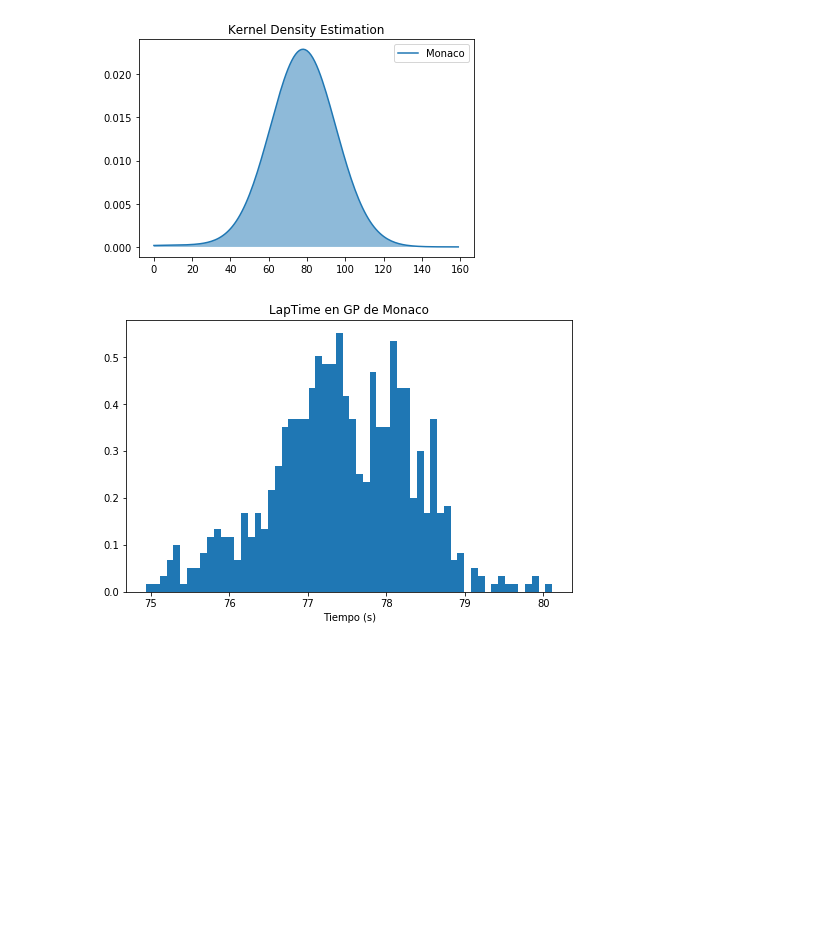
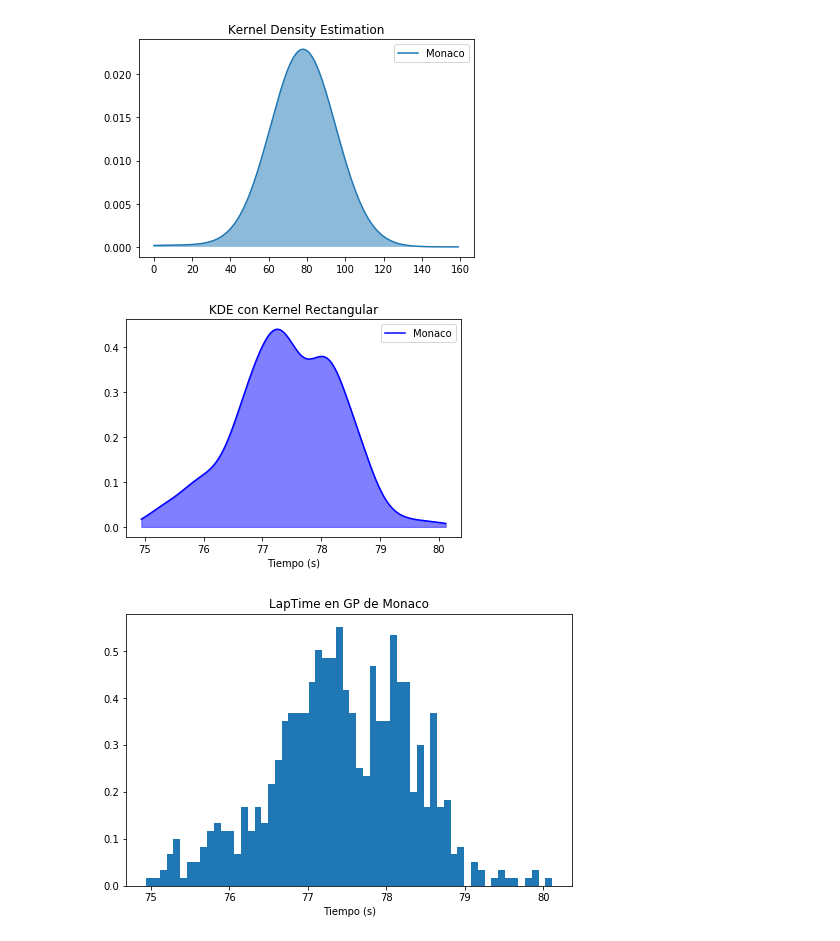
Before and after one commit to carolanb/Proyecto_modulo1, a Jupyter notebook: GuiaProyectoActual.ipynb, the cells around one changed output. Saved outputs shown, nothing was run; the diff lists cells and outputs as text; code cells hidden in the pictures; blank space fills up the shorter version.

```diff
--- a/GuiaProyectoActual.ipynb
+++ b/GuiaProyectoActual.ipynb
@@ -276,3 +275,22 @@ def visual_resultados_vr(resultados:'lista resultados simulación',title):
     plt.gca().get_xticklabels()[m].set_color('red')
     #gca devuelve los ejes del gráfico y permite que con el indice m obtenga su etiqueta correspondiente
     plt.show()
+
+def rectangular_KDE(dataframe,columna,label):
+    datos, ll, ul = remove_outliers2(dataframe,columna)
+    b = datos[columna].values
+    kde = st.gaussian_kde(b, bw_method='silverman')  # bw_method es el ancho de banda
+
+    # Generar puntos de la gráfica para el KDE
+    x = np.linspace(np.min(b), np.max(b), 1000)
+    y = kde.evaluate(x)
+
+    # Gráfico del KDE con kernel rectangular
+    plt.plot(x, y, label=label, color='blue')
+    plt.fill_between(x, 0, y, alpha=0.5, color='blue')  # Relleno bajo la curva
+
+    # Mostrar el gráfico
+    plt.title('KDE con Kernel Rectangular')
+    plt.xlabel('Tiempo (s)')
+    plt.legend()
+    plt.show()
@@ -294,6 +332,10 @@ avg_monza = Monza_GP.groupby('driverId')['LapTime'].mean()
 gaussian_KDE(Monaco_GP,'LapTime','Monaco',0,160)
 # %% [output]
 [figure]
+# %%
+rectangular_KDE(Monaco_GP,'LapTime','Monaco')
+# %% [output]
+[figure, added]
 # %%
 #Histograma tiempos de vuelta en circuito de Mónaco
 np.set_printoptions(precision=6, suppress=True) #evitar que los datos estén en notación científica
```
Also changed, not shown: parts of 25 cells of this notebook.
